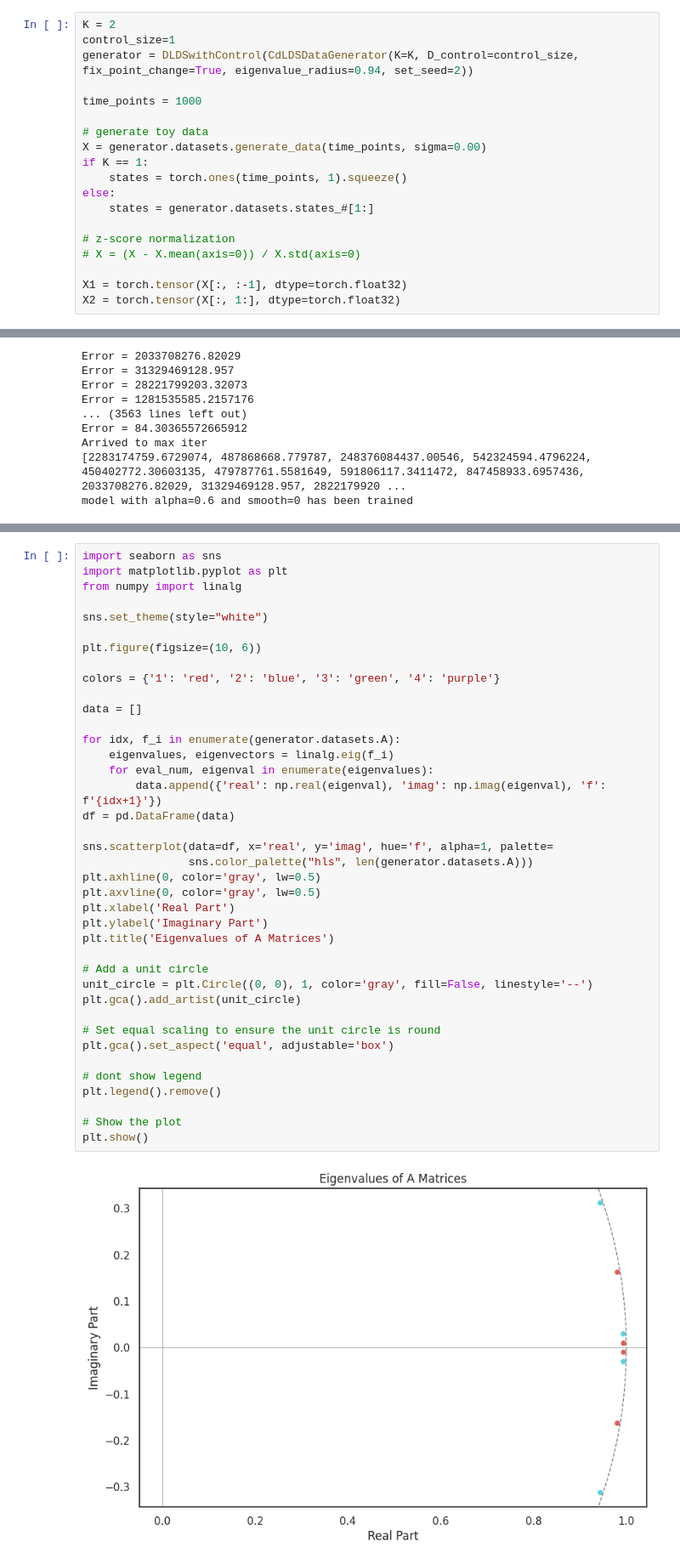
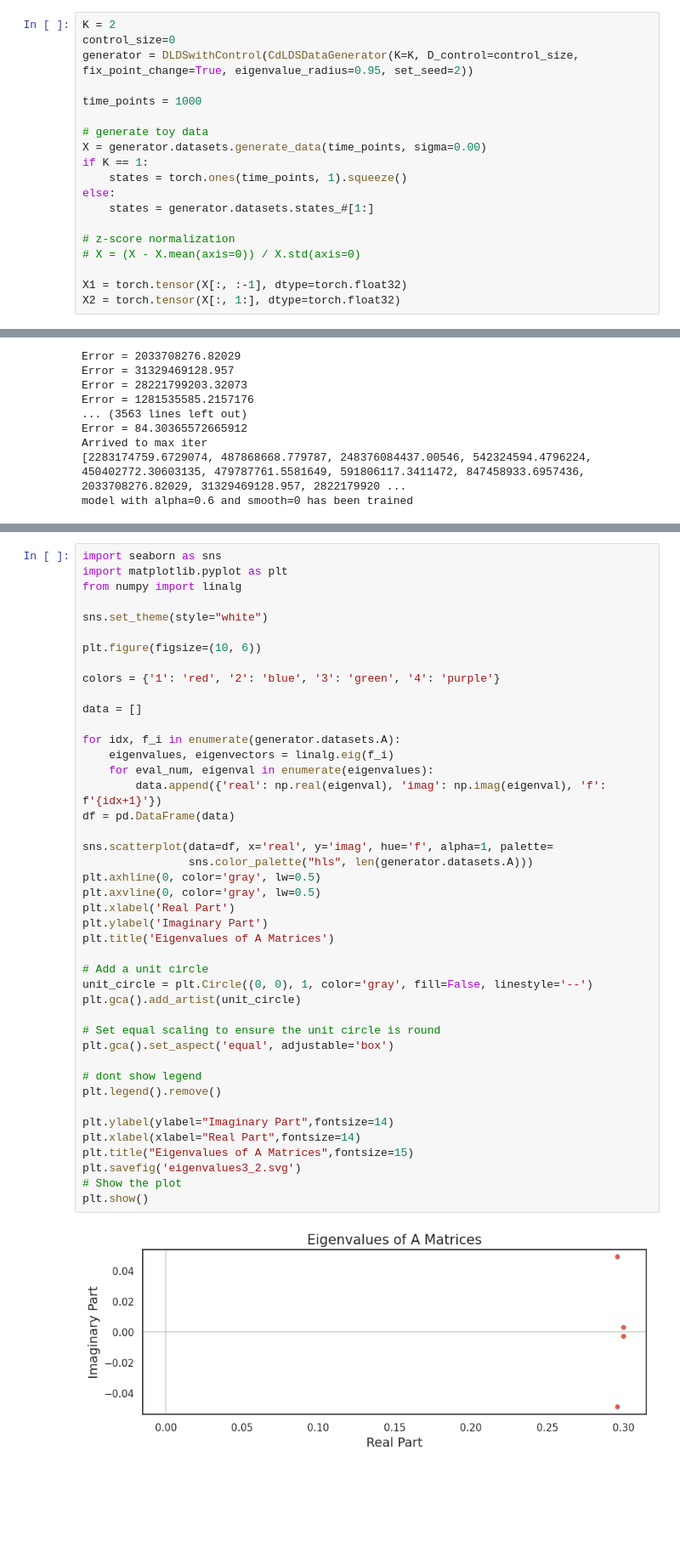
Before and after one commit to lianaak/dLDS-with-controls, a Jupyter notebook: dLDS_discrete/dlds_discrete/cdlds/toy_data.ipynb, the cells around one changed output, grey strips where cells are left out. Shown at 85% size. Saved outputs shown, nothing was run; the diff lists cells and outputs as text; blank space fills up the shorter version.

```diff
--- a/dLDS_discrete/dlds_discrete/cdlds/toy_data.ipynb
+++ b/dLDS_discrete/dlds_discrete/cdlds/toy_data.ipynb
@@ -12,8 +12,8 @@ import pandas as pd
 from sklearn.decomposition import PCA
 # %%
 K = 2
-control_size=1
-generator = DLDSwithControl(CdLDSDataGenerator(K=K, D_control=control_size, fix_point_change=True, eigenvalue_radius=0.94, set_seed=2))
+control_size=0
+generator = DLDSwithControl(CdLDSDataGenerator(K=K, D_control=control_size, fix_point_change=True, eigenvalue_radius=0.95, set_seed=2))
 
 time_points = 1000
 
@@ -192,31 +208,35 @@ colors = {'1': 'red', '2': 'blue', '3': 'green', '4': 'purple'}
 
 data = []
 
 for idx, f_i in enumerate(generator.datasets.A):
     eigenvalues, eigenvectors = linalg.eig(f_i)
     for eval_num, eigenval in enumerate(eigenvalues):
         data.append({'real': np.real(eigenval), 'imag': np.imag(eigenval), 'f': f'{idx+1}'})
 df = pd.DataFrame(data)
 
 sns.scatterplot(data=df, x='real', y='imag', hue='f', alpha=1, palette=
                 sns.color_palette("hls", len(generator.datasets.A)))
 plt.axhline(0, color='gray', lw=0.5)
 plt.axvline(0, color='gray', lw=0.5)
 plt.xlabel('Real Part')
 plt.ylabel('Imaginary Part')
 plt.title('Eigenvalues of A Matrices')
 
 # Add a unit circle
 unit_circle = plt.Circle((0, 0), 1, color='gray', fill=False, linestyle='--')
 plt.gca().add_artist(unit_circle)
 
 # Set equal scaling to ensure the unit circle is round
 plt.gca().set_aspect('equal', adjustable='box')
 
 # dont show legend
 plt.legend().remove()
 
+plt.ylabel(ylabel="Imaginary Part",fontsize=14)
+plt.xlabel(xlabel="Real Part",fontsize=14)
+plt.title("Eigenvalues of A Matrices",fontsize=15)
+plt.savefig('eigenvalues3_2.svg')
 # Show the plot
 plt.show()
 # %% [output]
-[figure, old version]
+[figure, new version]
```
Also changed, not shown: parts of 5 cells of this notebook, 46 other files.
